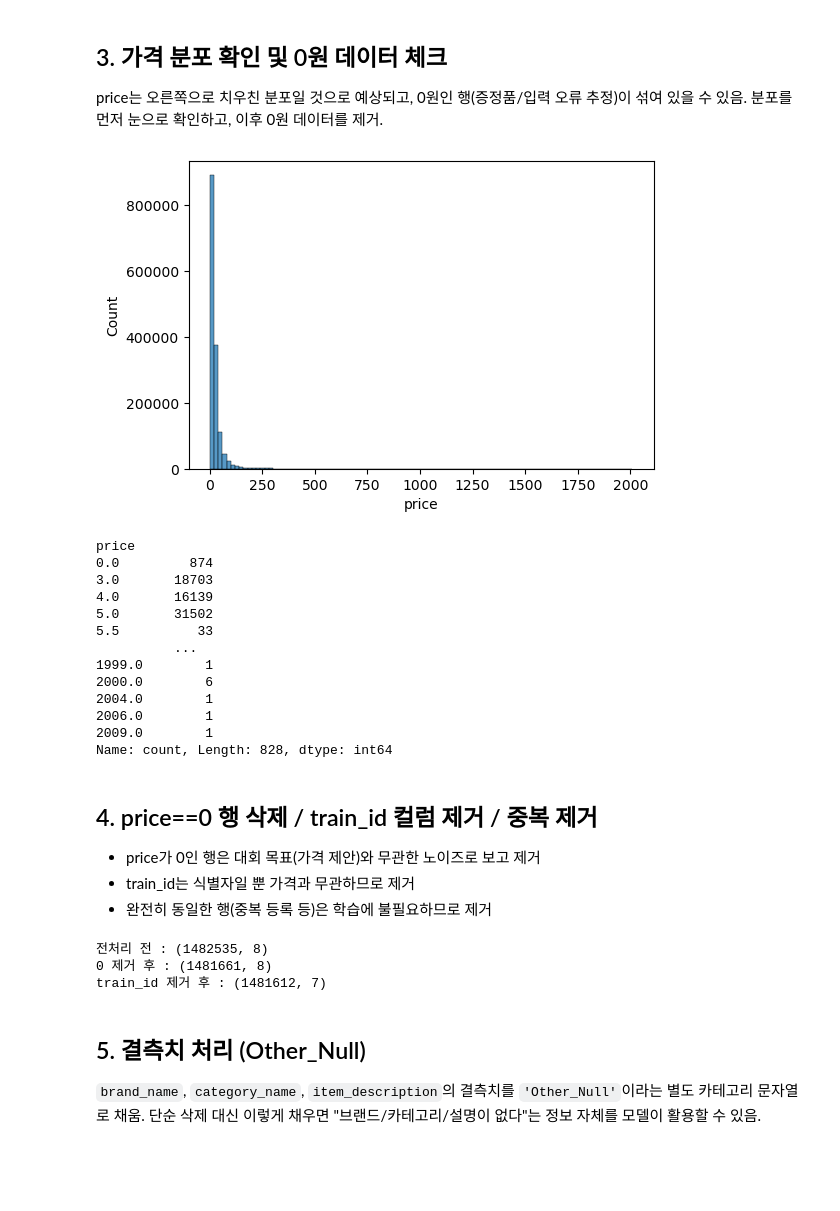
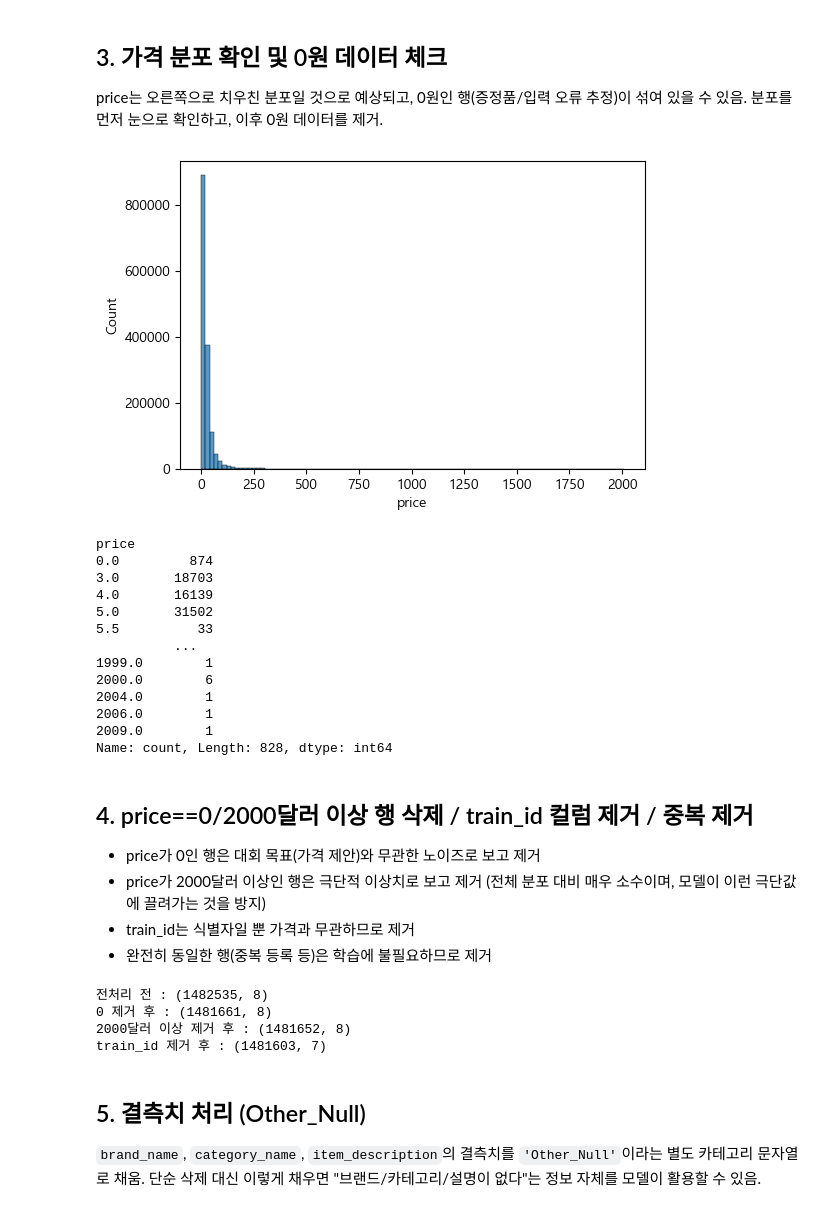
Before and after one commit to Hyehyun1001/ml-data-analysis, a Jupyter notebook: 04_regression_mercari/Mercari.ipynb, the cells around one changed output. Cells and saved outputs as stored; diff of their text form; code cells hidden in the pictures; blank space fills up the shorter version.

```diff
--- a/04_regression_mercari/Mercari.ipynb
+++ b/04_regression_mercari/Mercari.ipynb
@@ -72,17 +72,21 @@ price는 오른쪽으로 치우친 분포일 것으로 예상되고, 0원인 행
 # %%
 # 가격 분포 확인
 import matplotlib.pyplot as plt
 import seaborn as sns
+
+# 그래프에 한글이 깨지지 않도록 폰트 설정 (Windows: 맑은 고딕)
+plt.rcParams['font.family'] = 'Malgun Gothic'
+plt.rcParams['axes.unicode_minus'] = False
 
 y_labels = mercari_df['price']
 plt.figure(figsize=(6,4))
 sns.histplot(y_labels, bins=100)
 plt.show()
 
 mercari_df.value_counts('price').sort_index()
 # y_labels 0처리 이후 다시 재조정예정
 # %% [output]
-[figure, old version]
+[figure, new version]
 price
 0.0         874
 3.0       18703
@@ -97,9 +101,10 @@ price
 2009.0        1
 Name: count, Length: 828, dtype: int64
 # %% [markdown]
-## 4. price==0 행 삭제 / train_id 컬럼 제거 / 중복 제거
+## 4. price==0/2000달러 이상 행 삭제 / train_id 컬럼 제거 / 중복 제거
 
 - price가 0인 행은 대회 목표(가격 제안)와 무관한 노이즈로 보고 제거
+- price가 2000달러 이상인 행은 극단적 이상치로 보고 제거 (전체 분포 대비 매우 소수이며, 모델이 이런 극단값에 끌려가는 것을 방지)
 - train_id는 식별자일 뿐 가격과 무관하므로 제거
 - 완전히 동일한 행(중복 등록 등)은 학습에 불필요하므로 제거
 # %%
@@ -110,6 +115,10 @@ print(f'전처리 전 : {mercari_df.shape}')
 mercari_df = mercari_df[mercari_df['price']>0]
 print(f'0 제거 후 : {mercari_df.shape}')
 
+# 가격이 2000달러 이상인 이상치 데이터 제거
+mercari_df = mercari_df[mercari_df['price']<2000]
+print(f'2000달러 이상 제거 후 : {mercari_df.shape}')
+
 # train_id 컬럼 제거
 mercari_df.drop(columns='train_id', inplace=True)
 mercari_df = mercari_df.drop_duplicates()
@@ -119,7 +128,8 @@ print(f'train_id 제거 후 : {mercari_df.shape}')
 # %% [output]
 전처리 전 : (1482535, 8)
 0 제거 후 : (1481661, 8)
-train_id 제거 후 : (1481612, 7)
+2000달러 이상 제거 후 : (1481652, 8)
+train_id 제거 후 : (1481603, 7)
 # %% [markdown]
 ## 5. 결측치 처리 (Other_Null)
 
```
Also changed, not shown: parts of 30 cells of this notebook.
